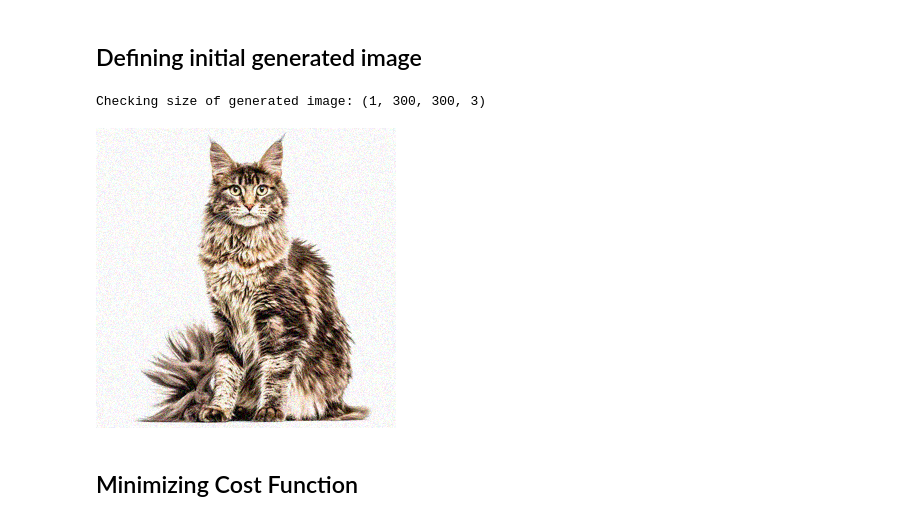
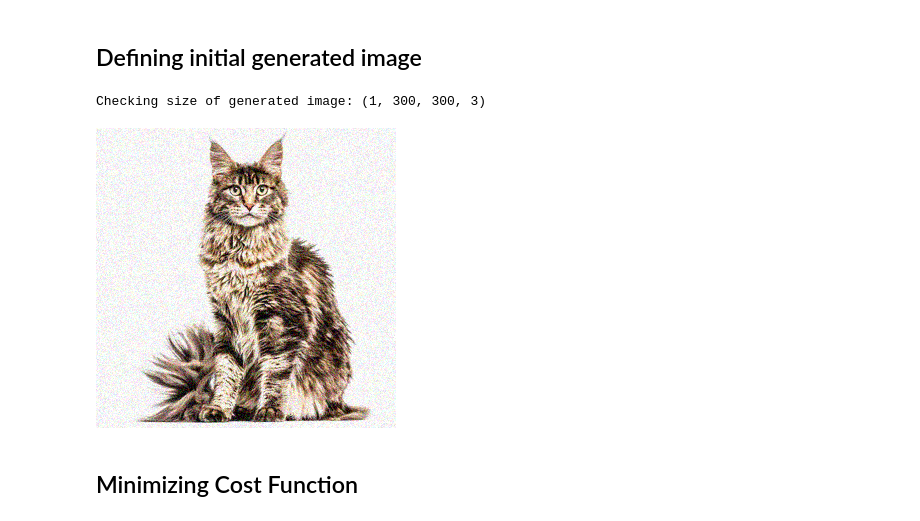
Before and after one commit to NinaCilliers/style_transfer, a Jupyter notebook: style_transfer.ipynb, the cells around one changed output. Drawn from its saved outputs; the diff is of its cells as text; code cells hidden in the pictures.

```diff
--- a/style_transfer.ipynb
+++ b/style_transfer.ipynb
@@ -192,18 +192,18 @@ def clip_me(image):
 # %%
 #initialize image to be geenrated
 #generated_image = tf.Variable(tf.image.convert_image_dtype(content_image, tf.float32))
-noise = tf.random.uniform(tf.shape(content_image),-.1,.1)
+noise = tf.random.uniform(tf.shape(content_image),-.15,.15)
 generated_image = content_image + noise
 generated_image = clip_me(generated_image)
 generated_image = tf.Variable(generated_image)
 print(f'Checking size of generated image: {generated_image.get_shape()}')
 
 starting_point = copy.deepcopy(generated_image)
 image_check = show_tensor(generated_image)
 display(image_check)
 # %% [output]
 Checking size of generated image: (1, 300, 300, 3)
-[figure, old version]
+[figure, new version]
 # %% [markdown]
 ## Minimizing Cost Function
 # %%
```
Also changed, not shown: parts of 17 cells of this notebook, 1 other file.
